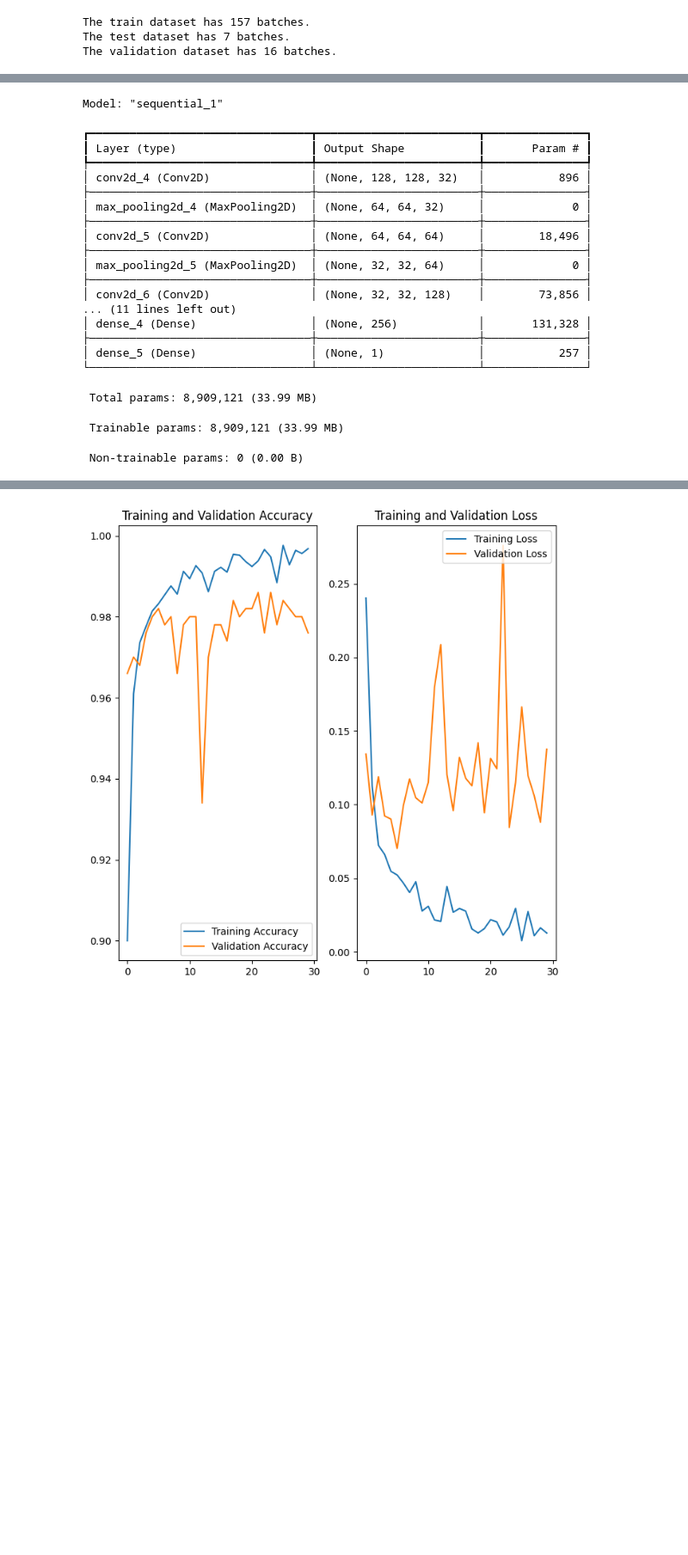
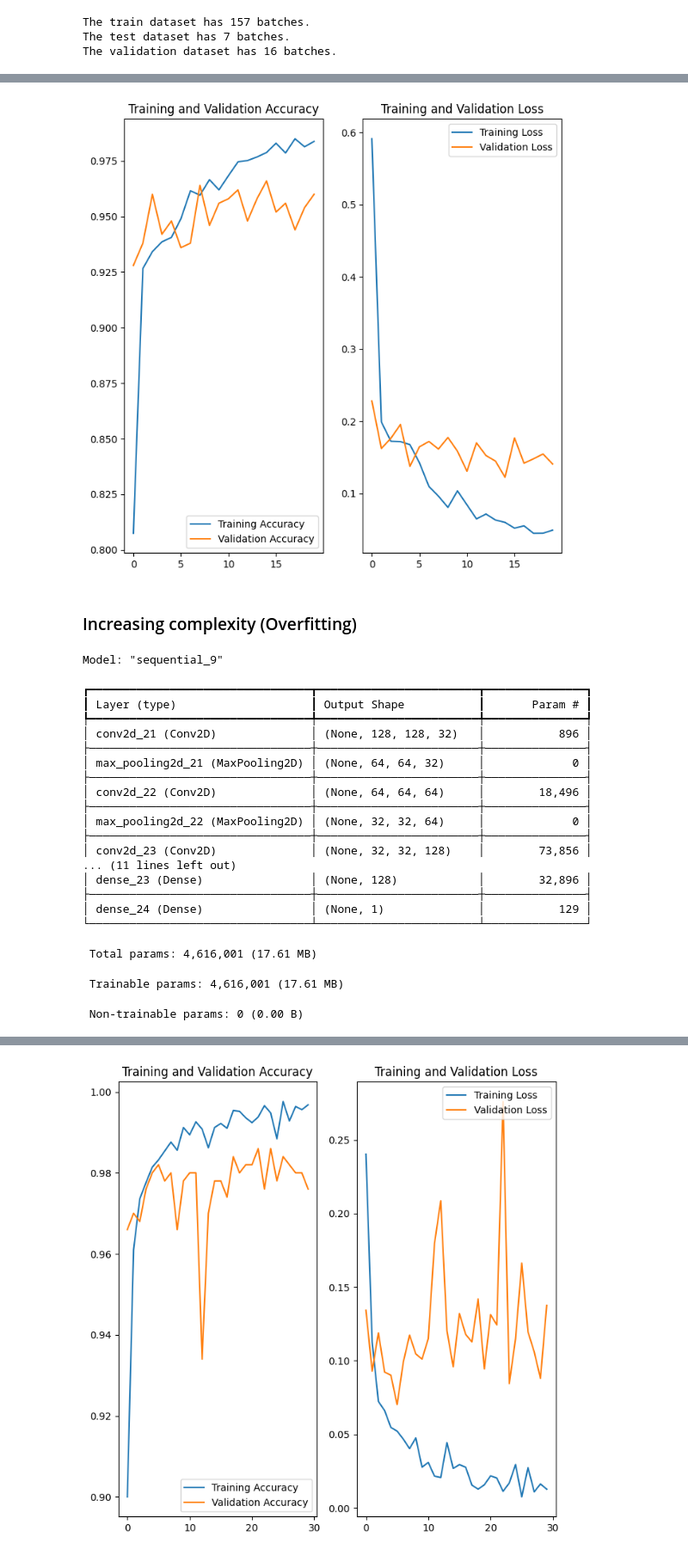
Before and after one commit to luisparadinha/pg_dl_wind_turbine_detect, a Jupyter notebook: dl_wind_turbine_detect_LP.ipynb, the cells around one changed output, grey strips where cells are left out. Shown at 86% size. Cells and saved outputs as stored; diff of their text form; code cells hidden in the pictures; blank space fills up the shorter version.

```diff
--- a/dl_wind_turbine_detect_LP.ipynb
+++ b/dl_wind_turbine_detect_LP.ipynb
@@ -412,5 +460,5 @@ normalize_ds_val   = sub_ds_val.map(normalize_image)
 # %%
 # Images are already 128x128 — no resizing needed
-resized_ds_train = normalize_ds_train
-resized_ds_test  = normalize_ds_test
-resized_ds_val   = normalize_ds_val
+resized_ds_train1 = normalize_ds_train1
+resized_ds_test1  = normalize_ds_test1
+resized_ds_val1   = normalize_ds_val1
@@ -417,13 +467,13 @@ resized_ds_val   = normalize_ds_val
 # %%
 BATCH_SIZE = 32
 
-resized_ds_train = resized_ds_train.batch(BATCH_SIZE).prefetch(tf.data.AUTOTUNE)
-resized_ds_test  = resized_ds_test.batch(BATCH_SIZE).prefetch(tf.data.AUTOTUNE)
-resized_ds_val   = resized_ds_val.batch(BATCH_SIZE).prefetch(tf.data.AUTOTUNE)
+resized_ds_train1 = resized_ds_train1.map(lambda *x: (x[0], x[1])).batch(BATCH_SIZE).prefetch(tf.data.AUTOTUNE)
+resized_ds_test1  = resized_ds_test1.map(lambda *x: (x[0], x[1])).batch(BATCH_SIZE).prefetch(tf.data.AUTOTUNE)
+resized_ds_val1   = resized_ds_val1.map(lambda *x: (x[0], x[1])).batch(BATCH_SIZE).prefetch(tf.data.AUTOTUNE)
 
-count_n_images_iterator(resized_ds_train, 'train', 'batches')
-count_n_images_iterator(resized_ds_test,  'test',  'batches')
-count_n_images_iterator(resized_ds_val,   'validation', 'batches')
+count_n_images_iterator(resized_ds_train1, 'train', 'batches')
+count_n_images_iterator(resized_ds_test1,  'test',  'batches')
+count_n_images_iterator(resized_ds_val1,   'validation', 'batches')
 # %% [output]
 The train dataset has 157 batches.
 The test dataset has 7 batches.
@@ -432,0 +485,17 @@ The validation dataset has 16 batches.
+# %%
+model_stg1_baseline = Sequential([
+    layers.Input(shape=(128, 128, 3)),
+    layers.Conv2D(32, (3, 3), activation='relu'), # 32 filters, 3x3 kernel, ReLU activation
+    layers.MaxPooling2D((2, 2)),
+    layers.Flatten(),
+    layers.Dense(64, activation='relu'), # 64 units, ReLU activation
+    layers.Dense(1)
+])
+
+model_stg1_baseline.compile(
+    optimizer='adam',
+    loss=tf.keras.losses.BinaryCrossentropy(from_logits=True),
+    metrics=['accuracy']
+)
+
+model_stg1_baseline.summary()
@@ -432,0 +525,8 @@ The validation dataset has 16 batches.
+# %%
+epochs = 20
+
+history = model_stg1_baseline.fit(
+    resized_ds_train1,
+    validation_data=resized_ds_val1,
+    epochs=epochs
+)
@@ -433,7 +551,11 @@ The validation dataset has 16 batches.
+# %%
+plot_acuracy_loss(history)
+# %% [output]
+[figure, added]
+# %% [markdown]
+### Increasing complexity (Overfitting)
 # %%
-from tensorflow.keras import Sequential, layers
-
-model = Sequential([
+model_stg2 = Sequential([
     layers.Input(shape=(128, 128, 3)),
     layers.Conv2D(32, 3, padding='same', activation='relu'),
     layers.MaxPooling2D(),
@@ -444,39 +566,39 @@ model = Sequential([
     layers.Conv2D(256, 3, padding='same', activation='relu'),
     layers.MaxPooling2D(),
     layers.Flatten(),
-    layers.Dense(512, activation='relu'),
     layers.Dense(256, activation='relu'),
+    layers.Dense(128, activation='relu'),
     layers.Dense(1)
 ])
 
-model.compile(
+model_stg2.compile(
     optimizer='adam',
     loss=tf.keras.losses.BinaryCrossentropy(from_logits=True),
     metrics=['accuracy']
 )
 
-model.summary()
+model_stg2.summary()
 # %% [output]
-Model: "sequential_1"
+Model: "sequential_9"
 ┏━━━━━━━━━━━━━━━━━━━━━━━━━━━━━━━━━┳━━━━━━━━━━━━━━━━━━━━━━━━┳━━━━━━━━━━━━━━━┓
 ┃ Layer (type)                    ┃ Output Shape           ┃       Param # ┃
 ┡━━━━━━━━━━━━━━━━━━━━━━━━━━━━━━━━━╇━━━━━━━━━━━━━━━━━━━━━━━━╇━━━━━━━━━━━━━━━┩
-│ conv2d_4 (Conv2D)               │ (None, 128, 128, 32)   │           896 │
+│ conv2d_21 (Conv2D)              │ (None, 128, 128, 32)   │           896 │
 ├─────────────────────────────────┼────────────────────────┼───────────────┤
-│ max_pooling2d_4 (MaxPooling2D)  │ (None, 64, 64, 32)     │             0 │
+│ max_pooling2d_21 (MaxPooling2D) │ (None, 64, 64, 32)     │             0 │
 ├─────────────────────────────────┼────────────────────────┼───────────────┤
-│ conv2d_5 (Conv2D)               │ (None, 64, 64, 64)     │        18,496 │
+│ conv2d_22 (Conv2D)              │ (None, 64, 64, 64)     │        18,496 │
 ├─────────────────────────────────┼────────────────────────┼───────────────┤
-│ max_pooling2d_5 (MaxPooling2D)  │ (None, 32, 32, 64)     │             0 │
+│ max_pooling2d_22 (MaxPooling2D) │ (None, 32, 32, 64)     │             0 │
 ├─────────────────────────────────┼────────────────────────┼───────────────┤
-│ conv2d_6 (Conv2D)               │ (None, 32, 32, 128)    │        73,856 │
+│ conv2d_23 (Conv2D)              │ (None, 32, 32, 128)    │        73,856 │
 ... (11 lines left out)
-│ dense_4 (Dense)                 │ (None, 256)            │       131,328 │
+│ dense_23 (Dense)                │ (None, 128)            │        32,896 │
 ├─────────────────────────────────┼────────────────────────┼───────────────┤
-│ dense_5 (Dense)                 │ (None, 1)              │           257 │
+│ dense_24 (Dense)                │ (None, 1)              │           129 │
 └─────────────────────────────────┴────────────────────────┴───────────────┘
- Total params: 8,909,121 (33.99 MB)
+ Total params: 4,616,001 (17.61 MB)
- Trainable params: 8,909,121 (33.99 MB)
+ Trainable params: 4,616,001 (17.61 MB)
  Non-trainable params: 0 (0.00 B)
 # %%
 epochs = 30
```
Also changed, not shown: parts of 27 cells of this notebook, 2 other files.
